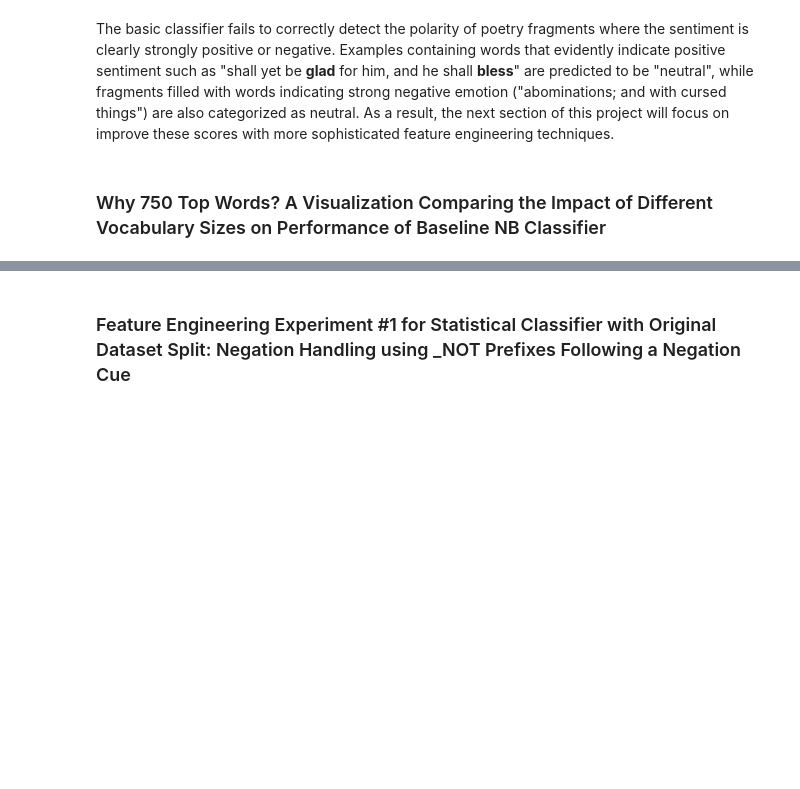
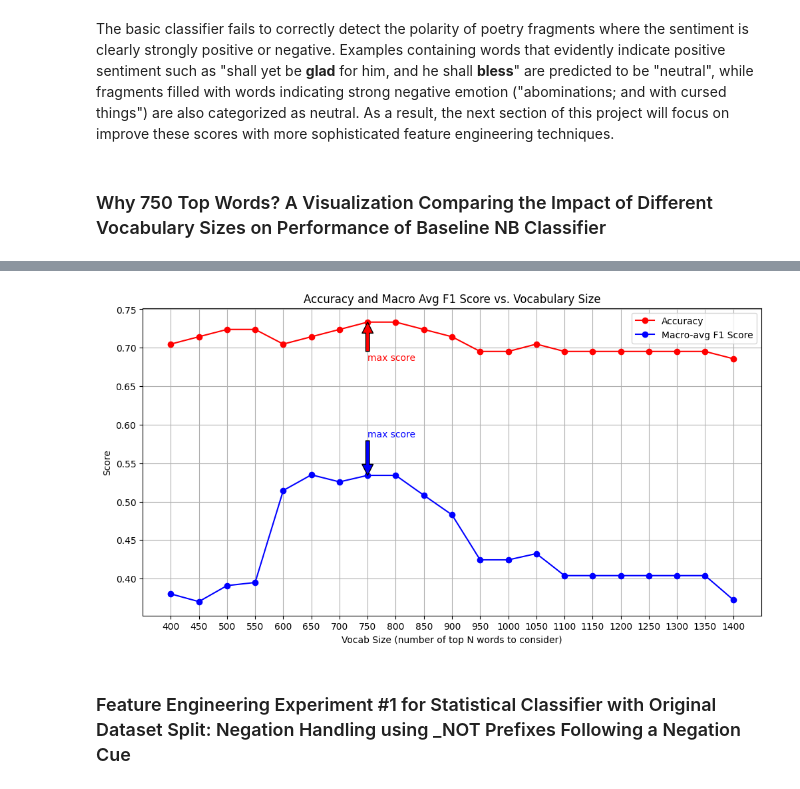
Before and after one commit to nyx500/NLP_Project_on_Poem_Sentiment_Analysis, a Jupyter notebook: NLP_Coursework_Poem_Sentiment_Classification.ipynb, the cells around one changed output, grey strips where cells are left out. Drawn from its saved outputs; the diff is of its cells as text; code cells hidden in the pictures; blank space fills up the shorter version.

Commit message:
Did graph to find top nr words to use

```diff
--- a/NLP_Coursework_Poem_Sentiment_Classification.ipynb
+++ b/NLP_Coursework_Poem_Sentiment_Classification.ipynb
@@ -313,7 +313,7 @@ word_features = list(all_words)[:N]
 print(f"TOP 40 TERMS: {list(all_words)[0:40]}") # Print the top 40 most common words/terms
 
 # Define a basic helper function to do tokenization and binary vectorization on each doc
-def doc_features_for_baseline(document, word_features):
+def doc_features(document, word_features):
     # Remove duplicate words from the document (line of poetry)
     document_words = set(document)
     # Create a features dict to represent the
@@ -332,8 +332,8 @@ original_validation_data_tuples = list(zip(original_dataset_validation_tokens, o
 original_test_data_tuples = list(zip(original_dataset_test_tokens, original_dataset_test_labels))
 
 # Create featuresets out of the train and test document-tuples by applying the function defined above
-original_train_data_featuresets = [(doc_features_for_baseline(doc, word_features), label) for (doc, label) in original_train_data_tuples]
-original_validation_data_featuresets = [(doc_features_for_baseline(doc, word_features), label) for (doc, label) in original_validation_data_tuples]
+original_train_data_featuresets = [(doc_features(doc, word_features), label) for (doc, label) in original_train_data_tuples]
+original_validation_data_featuresets = [(doc_features(doc, word_features), label) for (doc, label) in original_validation_data_tuples]
 
 # Log the results for verification: print the first 10 features of the 1st doc:
 # The first index [0] extracts the first featureset --> The second index [0] extracts the first element in the tuple (dict representing
@@ -510,3 +552,36 @@ The basic classifier fails to correctly detect the polarity of poetry fragments
+# %%
+# Plot the accuracies and f1-scores for each vocab size
+plt.figure(figsize=(12, 6))
+# Plot accuracy
+plt.plot(top_word_counts, accuracies, color='red', marker='o',  label='Accuracy')
+# Plot F1 scores
+plt.plot(top_word_counts, avg_f1_scores, color='blue', marker='o', label='Macro-avg F1 Score')
+
+# Add labels and title
+plt.xlabel('Vocab Size (number of top N words to consider)')
+plt.ylabel('Score')
+plt.title('Accuracy and Macro Avg F1 Score vs. Vocabulary Size')
+# Add legend to explain colours for accuracy and F1-scores
+plt.legend()
+plt.xticks(top_word_counts)
+
+# Find the index in top_word_counts where the top_word_count to use is 750
+index_750 = np.where(top_word_counts == 750)[0][0]
+# Use this index to get the corresponding accuracy and f1 score for 750 words
+accuracy_750 = accuracies[index_750]
+f1_750 = avg_f1_scores[index_750]
+
+# Annotate the point where the top word count/vocabl size is 750
+plt.annotate('max score', xy=(750, accuracy_750), xytext=(750, accuracy_750 - 0.05),
+             arrowprops=dict(facecolor='red'), fontsize=10, color='red')
+plt.annotate('max score', xy=(750, f1_750), xytext=(750, f1_750 + 0.05),
+             arrowprops=dict(facecolor='blue'), fontsize=10, color='blue')
+
+# Display the plot
+plt.grid(True)
+plt.show()
+# %% [output]
+[figure, added]
 # %% [markdown]
 ### Feature Engineering Experiment #1 for Statistical Classifier with Original Dataset Split: Negation Handling using _NOT Prefixes Following a Negation Cue
 # %% [markdown]
```
Also changed, not shown: parts of 2 cells of this notebook.
